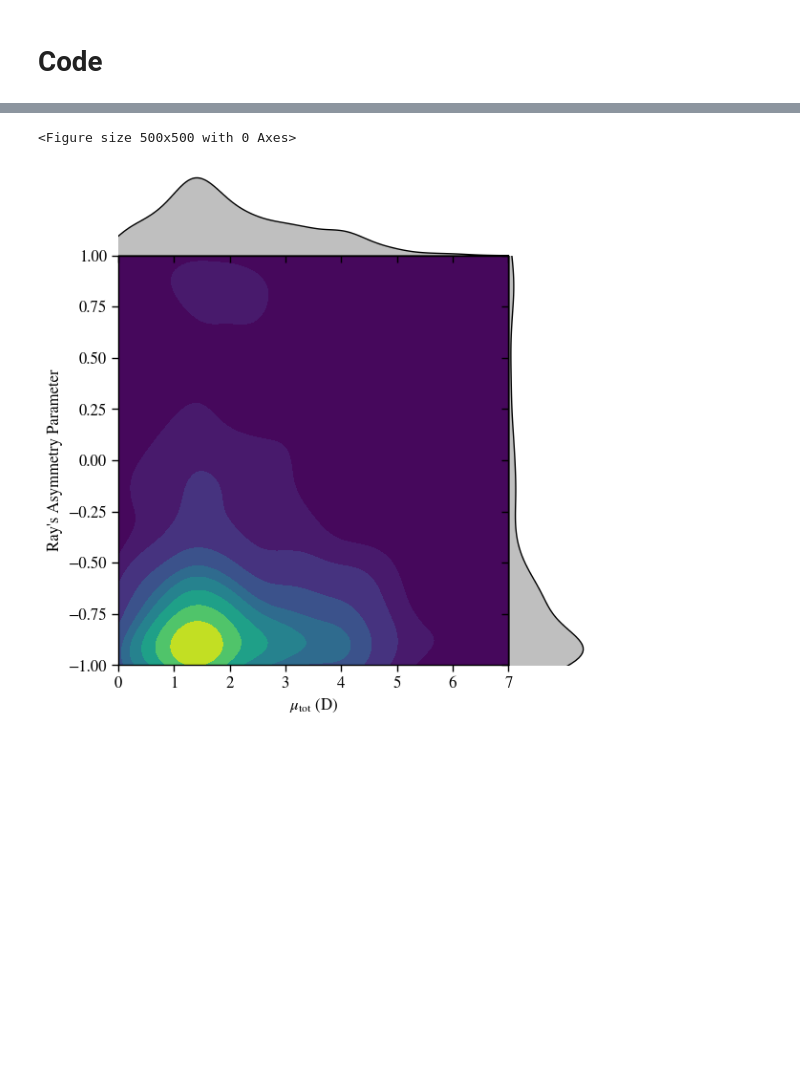
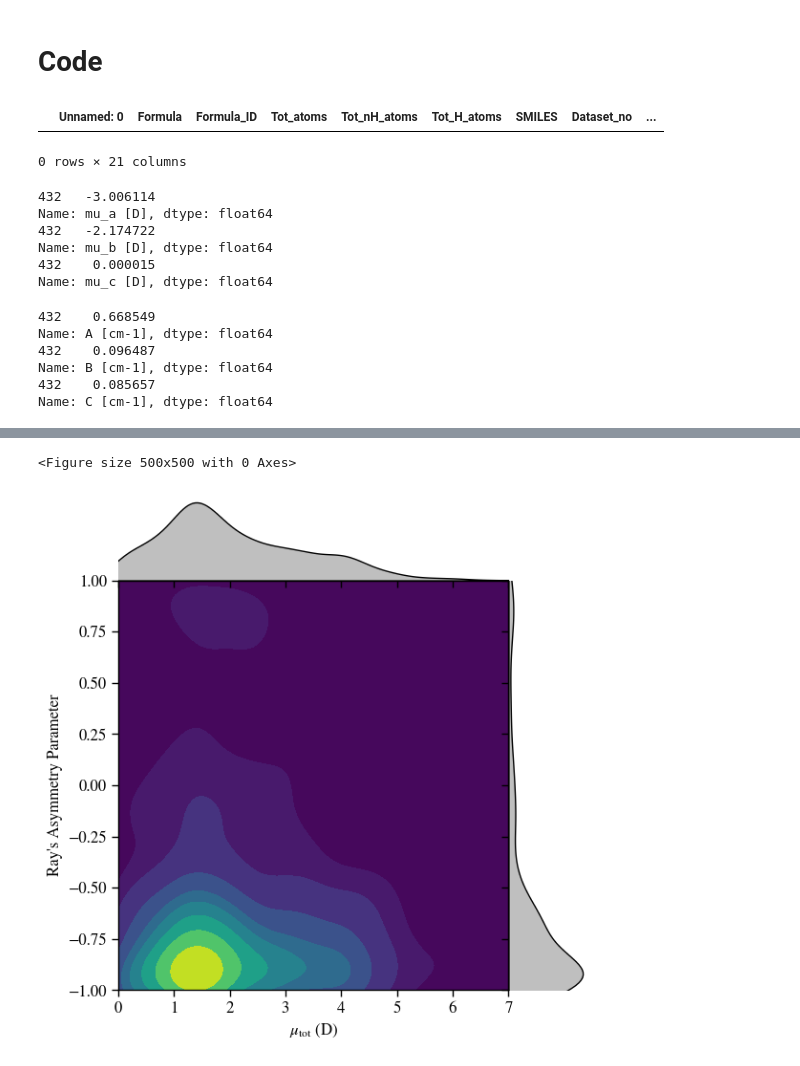
Before and after one commit to mpettyjo/4_BigData, a Jupyter notebook: Plots/RotConst_Dipole_Distributions.ipynb, the cells around one changed output, grey strips where cells are left out. Drawn from its saved outputs; the diff is of its cells as text; code cells hidden in the pictures; blank space fills up the shorter version.

```diff
--- a/Plots/RotConst_Dipole_Distributions.ipynb
+++ b/Plots/RotConst_Dipole_Distributions.ipynb
@@ -51,6 +51,35 @@ mpl.rcParams['savefig.transparent'] = True
 # Code
 # %%
 df_ground = pd.read_csv('/Users/z5380625/Documents/Research/4_BigData/B971_def2TZVPD_DataFile1_GroundState.csv') # load groundstate csv file
+df_all = pd.read_csv('/Users/z5380625/Documents/Research/4_BigData/B971_def2TZVPD_DataFile1.csv')
+df_bio = pd.read_csv('/Users/z5380625/Documents/Research/4_BigData/6_Atoms/biosig_CHNOPS.csv')
 rays_asymm = (2*df_ground['B [cm-1]'].values - df_ground['A [cm-1]'].values - df_ground['C [cm-1]'].values)/(df_ground['A [cm-1]'].values - df_ground['C [cm-1]'].values)
 
 df_ground['rays_asymm'] = rays_asymm
+
+df_bio[df_bio['IUPAC_chemname']=='prop-2-ynenitrile']
+# %% [output]
+|  | Unnamed: 0 | Formula | Formula_ID | Tot_atoms | Tot_nH_atoms | Tot_H_atoms | SMILES | Dataset_no | ... |
+0 rows × 21 columns
+# %%
+print(df_ground[df_ground['Formula']=='C4H3N_5']['mu_a [D]'])
+print(df_ground[df_ground['Formula']=='C4H3N_5']['mu_b [D]'])
+print(df_ground[df_ground['Formula']=='C4H3N_5']['mu_c [D]'])
+# %% [output]
+432   -3.006114
+Name: mu_a [D], dtype: float64
+432   -2.174722
+Name: mu_b [D], dtype: float64
+432    0.000015
+Name: mu_c [D], dtype: float64
+# %%
+print(df_ground[df_ground['Formula']=='C4H3N_5']['A [cm-1]'])
+print(df_ground[df_ground['Formula']=='C4H3N_5']['B [cm-1]'])
+print(df_ground[df_ground['Formula']=='C4H3N_5']['C [cm-1]'])
+# %% [output]
+432    0.668549
+Name: A [cm-1], dtype: float64
+432    0.096487
+Name: B [cm-1], dtype: float64
+432    0.085657
+Name: C [cm-1], dtype: float64
```
Also changed, not shown: parts of 1 cell of this notebook.
